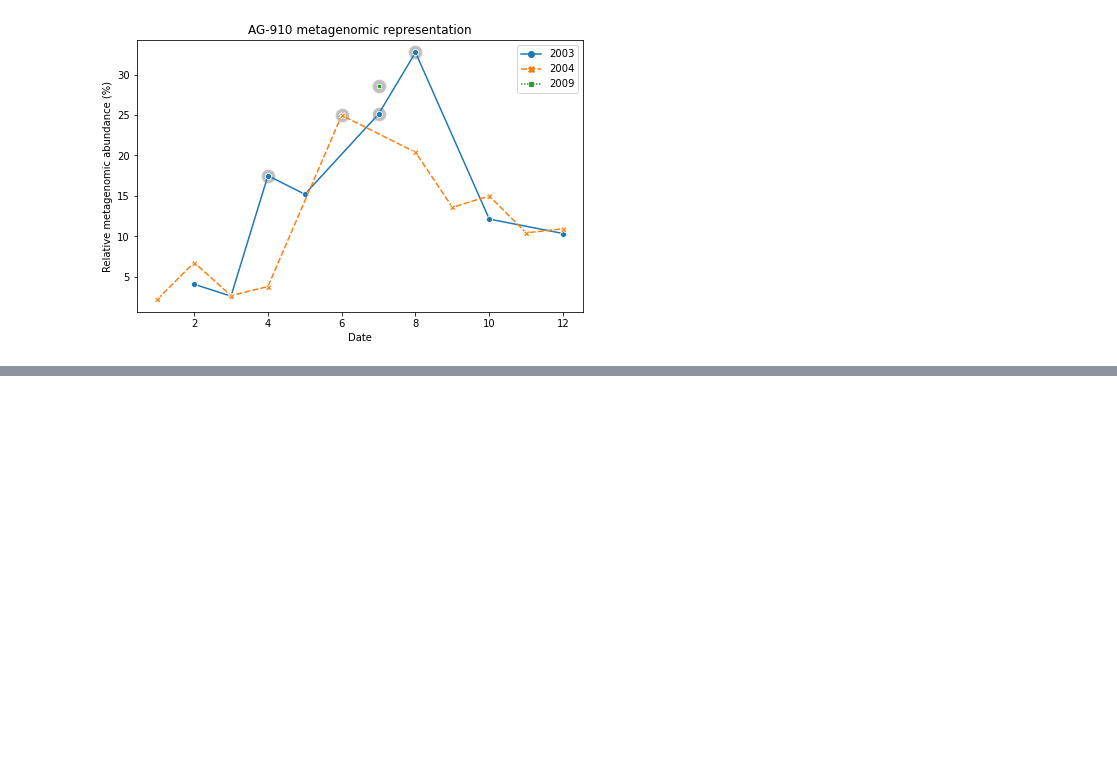
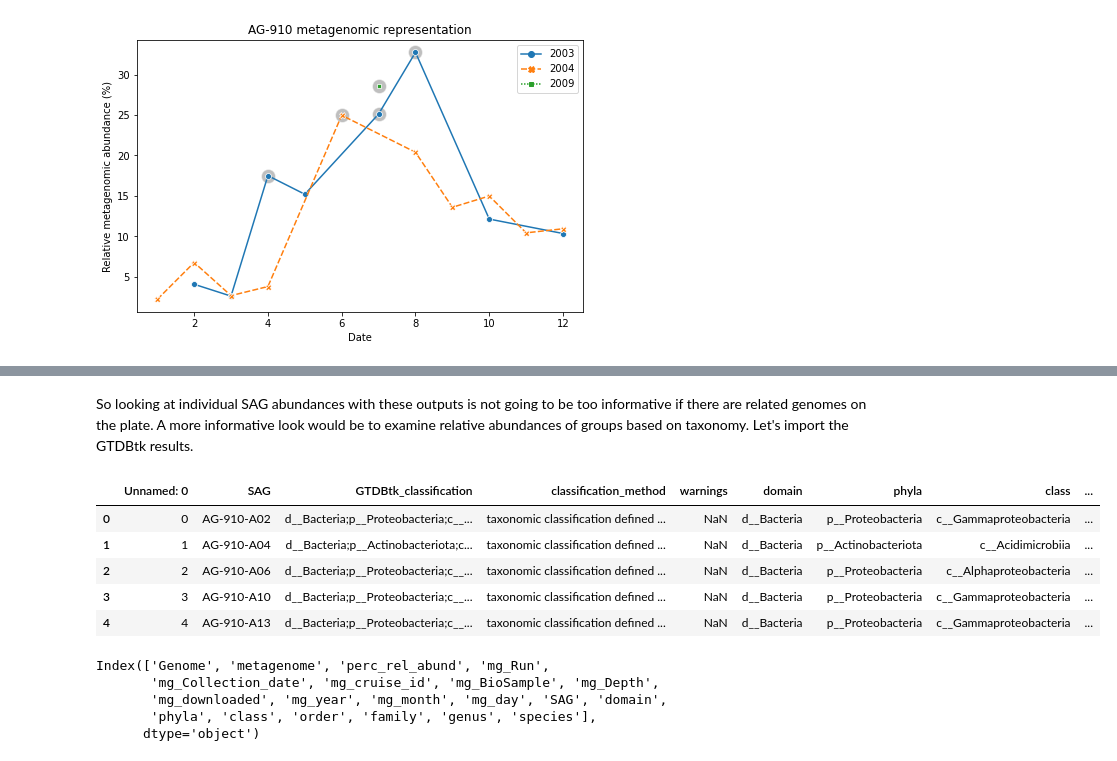
Before and after one commit to Bigelow-SCG-Course/Day3AM_read_recruitment, a Jupyter notebook: metagenome_recruitment_plotting.ipynb, the cells around one changed output, grey strips where cells are left out. Drawn from its saved outputs; the diff is of its cells as text; code cells hidden in the pictures; blank space fills up the shorter version.

```diff
--- a/metagenome_recruitment_plotting.ipynb
+++ b/metagenome_recruitment_plotting.ipynb
@@ -322,0 +350,2 @@ Text(0.5, 1.0, 'Metagenomic Recruitment to Plate AG-910')
+# %% [markdown]
+So looking at individual SAG abundances with these outputs is not going to be too informative if there are related genomes on the plate.  A more informative look would be to examine relative abundances of groups based on taxonomy.  Let's import the GTDBtk results.
@@ -322,0 +354,9 @@ Text(0.5, 1.0, 'Metagenomic Recruitment to Plate AG-910')
+# %%
+gtdb.head()
+# %% [output]
+|  | Unnamed: 0 | SAG | GTDBtk_classification | classification_method | warnings | domain | phyla | class | ... |
+| 0 | 0 | AG-910-A02 | d__Bacteria;p__Proteobacteria;c__... | taxonomic classification defined ... | NaN | d__Bacteria | p__Proteobacteria | c__Gammaproteobacteria | ... |
+| 1 | 1 | AG-910-A04 | d__Bacteria;p__Actinobacteriota;c... | taxonomic classification defined ... | NaN | d__Bacteria | p__Actinobacteriota | c__Acidimicrobiia | ... |
+| 2 | 2 | AG-910-A06 | d__Bacteria;p__Proteobacteria;c__... | taxonomic classification defined ... | NaN | d__Bacteria | p__Proteobacteria | c__Alphaproteobacteria | ... |
+| 3 | 3 | AG-910-A10 | d__Bacteria;p__Proteobacteria;c__... | taxonomic classification defined ... | NaN | d__Bacteria | p__Proteobacteria | c__Gammaproteobacteria | ... |
+| 4 | 4 | AG-910-A13 | d__Bacteria;p__Proteobacteria;c__... | taxonomic classification defined ... | NaN | d__Bacteria | p__Proteobacteria | c__Gammaproteobacteria | ... |
@@ -322,0 +368,8 @@ Text(0.5, 1.0, 'Metagenomic Recruitment to Plate AG-910')
+# %%
+bdf.columns
+# %% [output]
+Index(['Genome', 'metagenome', 'perc_rel_abund', 'mg_Run',
+       'mg_Collection_date', 'mg_cruise_id', 'mg_BioSample', 'mg_Depth',
+       'mg_downloaded', 'mg_year', 'mg_month', 'mg_day', 'SAG', 'domain',
+       'phyla', 'class', 'order', 'family', 'genus', 'species'],
+      dtype='object')
```
Also changed, not shown: parts of 14 cells of this notebook, 3 other files.
